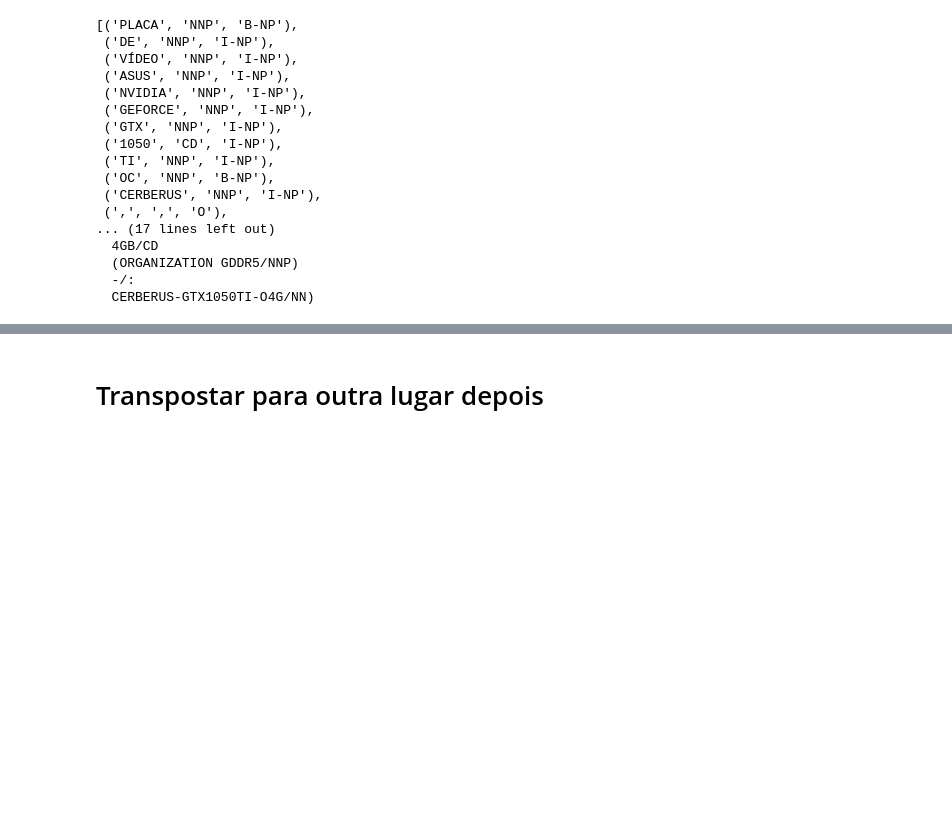
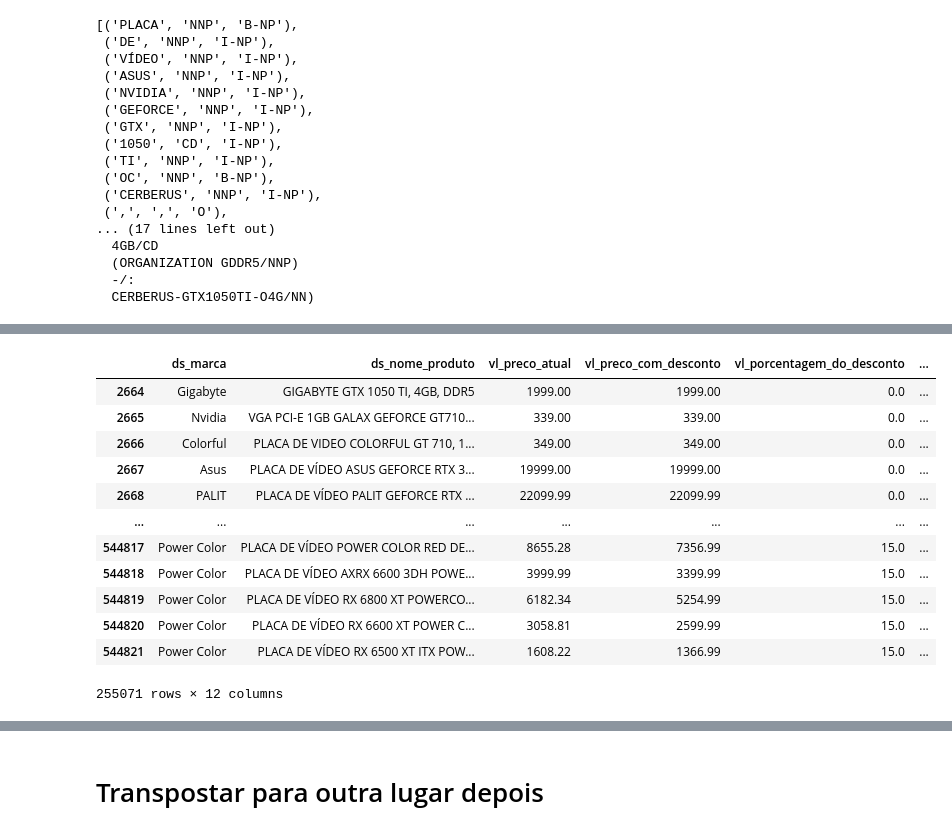
Before and after one commit to Ighus/ds_analysis_hardware_market, a Jupyter notebook: new_analysis.ipynb, the cells around one changed output, grey strips where cells are left out. Saved outputs shown, nothing was run; the diff lists cells and outputs as text; code cells hidden in the pictures; blank space fills up the shorter version.

```diff
--- a/new_analysis.ipynb
+++ b/new_analysis.ipynb
@@ -199,0 +218,19 @@ df.sample(10)
+# %%
+df.loc[df.ds_nome_produto_resumido.isnull()].shape
+df_gpu = df.loc[~df.ds_nome_produto_resumido.isnull()]
+# %%
+df_gpu
+# %% [output]
+|  | ds_marca | ds_nome_produto | vl_preco_atual | vl_preco_com_desconto | vl_porcentagem_do_desconto | ... |
+| 2664 | Gigabyte | GIGABYTE GTX 1050 TI, 4GB, DDR5 | 1999.00 | 1999.00 | 0.0 | ... |
+| 2665 | Nvidia | VGA PCI-E 1GB GALAX GEFORCE GT710... | 339.00 | 339.00 | 0.0 | ... |
+| 2666 | Colorful | PLACA DE VIDEO COLORFUL GT 710, 1... | 349.00 | 349.00 | 0.0 | ... |
+| 2667 | Asus | PLACA DE VÍDEO ASUS GEFORCE RTX 3... | 19999.00 | 19999.00 | 0.0 | ... |
+| 2668 | PALIT | PLACA DE VÍDEO PALIT GEFORCE RTX ... | 22099.99 | 22099.99 | 0.0 | ... |
+| ... | ... | ... | ... | ... | ... | ... |
+| 544817 | Power Color | PLACA DE VÍDEO POWER COLOR RED DE... | 8655.28 | 7356.99 | 15.0 | ... |
+| 544818 | Power Color | PLACA DE VÍDEO AXRX 6600 3DH POWE... | 3999.99 | 3399.99 | 15.0 | ... |
+| 544819 | Power Color | PLACA DE VÍDEO RX 6800 XT POWERCO... | 6182.34 | 5254.99 | 15.0 | ... |
+| 544820 | Power Color | PLACA DE VÍDEO RX 6600 XT POWER C... | 3058.81 | 2599.99 | 15.0 | ... |
+| 544821 | Power Color | PLACA DE VÍDEO RX 6500 XT ITX POW... | 1608.22 | 1366.99 | 15.0 | ... |
+255071 rows × 12 columns
```
Also changed, not shown: parts of 9 cells of this notebook, 3 other files.
